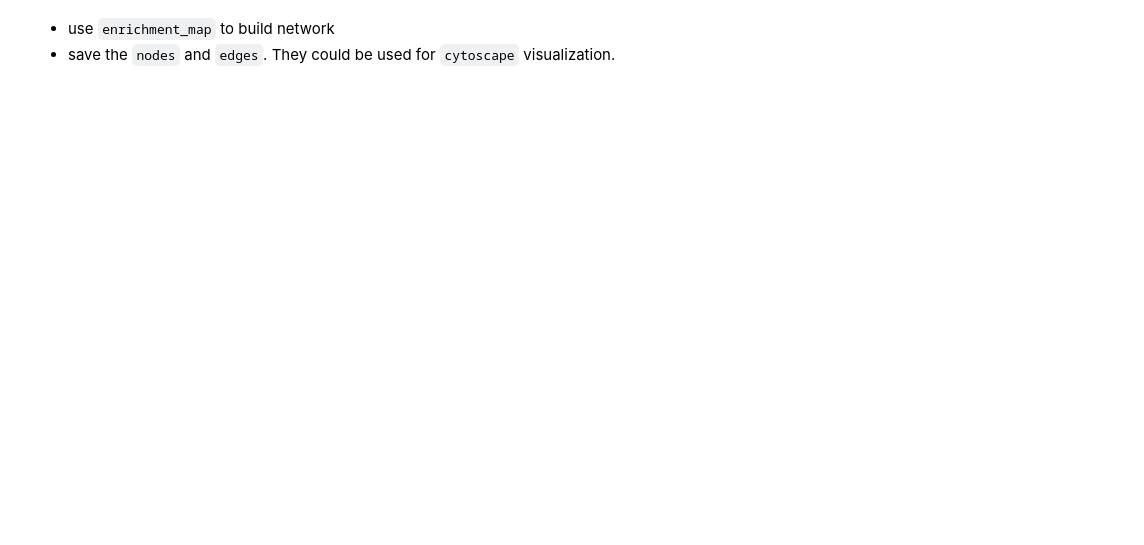
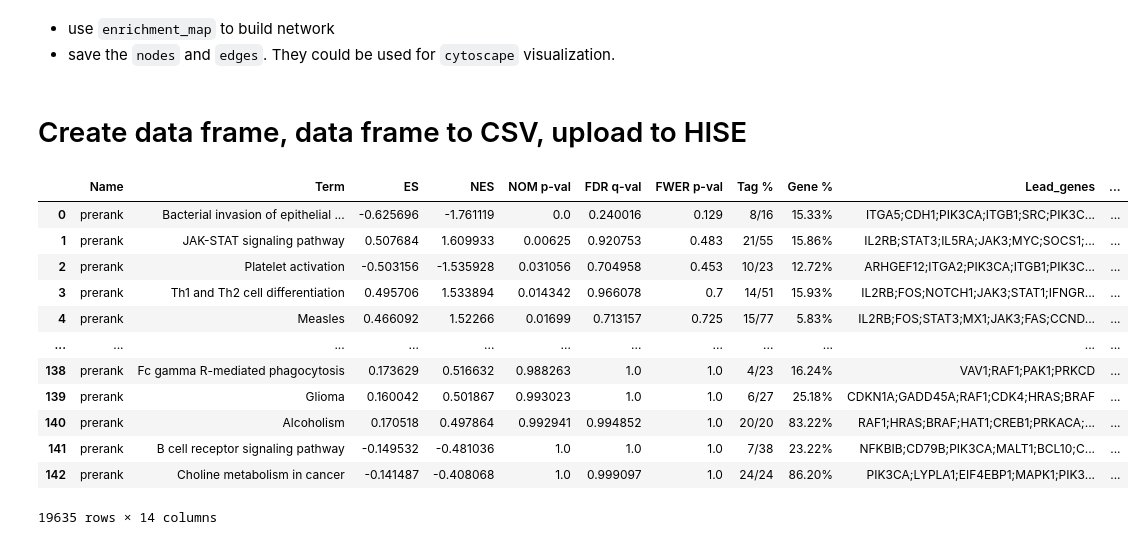
Before and after one commit to coreancutie/JAK-STAT, a Jupyter notebook: gseapy/gseapy_KEGG_JW.ipynb, the cells around one changed output. Drawn from its saved outputs; the diff is of its cells as text; code cells hidden in the pictures; blank space fills up the shorter version.

```diff
--- a/gseapy/gseapy_KEGG_JW.ipynb
+++ b/gseapy/gseapy_KEGG_JW.ipynb
@@ -629,0 +630,39 @@ plt.show()
+# %% [markdown]
+# Create data frame, data frame to CSV, upload to HISE
+# %%
+# empty list
+all_results = []
+
+# results table: pre_res.res2d already stores all scores
+
+for cell_type, drug_dict in gsea_res.items():
+    for drug, pre_res in drug_dict.items():
+        res = pre_res.res2d # results in rows with columns like Term, NES, FDR q-val, etc...
+
+        # Add more columns for detail
+        res["cell_type"] = cell_type
+        res["drug"] = drug
+        res["comparison"] = f"{drug} vs. DMSO"
+        res["gene_set"] = "KEGG"   # Hallmark, KEGG, or Reactome
+
+        # Add to dataframe
+        all_results.append(res)
+
+# Create a data frame
+gseapy_KEGG_results_df = pd.concat(all_results)
+# %%
+gseapy_KEGG_results_df
+# %% [output]
+|  | Name | Term | ES | NES | NOM p-val | FDR q-val | FWER p-val | Tag % | Gene % | Lead_genes | ... |
+| 0 | prerank | Bacterial invasion of epithelial ... | -0.625696 | -1.761119 | 0.0 | 0.240016 | 0.129 | 8/16 | 15.33% | ITGA5;CDH1;PIK3CA;ITGB1;SRC;PIK3C... | ... |
+| 1 | prerank | JAK-STAT signaling pathway | 0.507684 | 1.609933 | 0.00625 | 0.920753 | 0.483 | 21/55 | 15.86% | IL2RB;STAT3;IL5RA;JAK3;MYC;SOCS1;... | ... |
+| 2 | prerank | Platelet activation | -0.503156 | -1.535928 | 0.031056 | 0.704958 | 0.453 | 10/23 | 12.72% | ARHGEF12;ITGA2;PIK3CA;ITGB1;PIK3C... | ... |
+| 3 | prerank | Th1 and Th2 cell differentiation | 0.495706 | 1.533894 | 0.014342 | 0.966078 | 0.7 | 14/51 | 15.93% | IL2RB;FOS;NOTCH1;JAK3;STAT1;IFNGR... | ... |
+| 4 | prerank | Measles | 0.466092 | 1.52266 | 0.01699 | 0.713157 | 0.725 | 15/77 | 5.83% | IL2RB;FOS;STAT3;MX1;JAK3;FAS;CCND... | ... |
+| ... | ... | ... | ... | ... | ... | ... | ... | ... | ... | ... | ... |
+| 138 | prerank | Fc gamma R-mediated phagocytosis | 0.173629 | 0.516632 | 0.988263 | 1.0 | 1.0 | 4/23 | 16.24% | VAV1;RAF1;PAK1;PRKCD | ... |
+| 139 | prerank | Glioma | 0.160042 | 0.501867 | 0.993023 | 1.0 | 1.0 | 6/27 | 25.18% | CDKN1A;GADD45A;RAF1;CDK4;HRAS;BRAF | ... |
+| 140 | prerank | Alcoholism | 0.170518 | 0.497864 | 0.992941 | 0.994852 | 1.0 | 20/20 | 83.22% | RAF1;HRAS;BRAF;HAT1;CREB1;PRKACA;... | ... |
+| 141 | prerank | B cell receptor signaling pathway | -0.149532 | -0.481036 | 1.0 | 1.0 | 1.0 | 7/38 | 23.22% | NFKBIB;CD79B;PIK3CA;MALT1;BCL10;C... | ... |
+| 142 | prerank | Choline metabolism in cancer | -0.141487 | -0.408068 | 1.0 | 0.999097 | 1.0 | 24/24 | 86.20% | PIK3CA;LYPLA1;EIF4EBP1;MAPK1;PIK3... | ... |
+19635 rows × 14 columns
```
Also changed, not shown: parts of 14 cells of this notebook, 2 other files.
